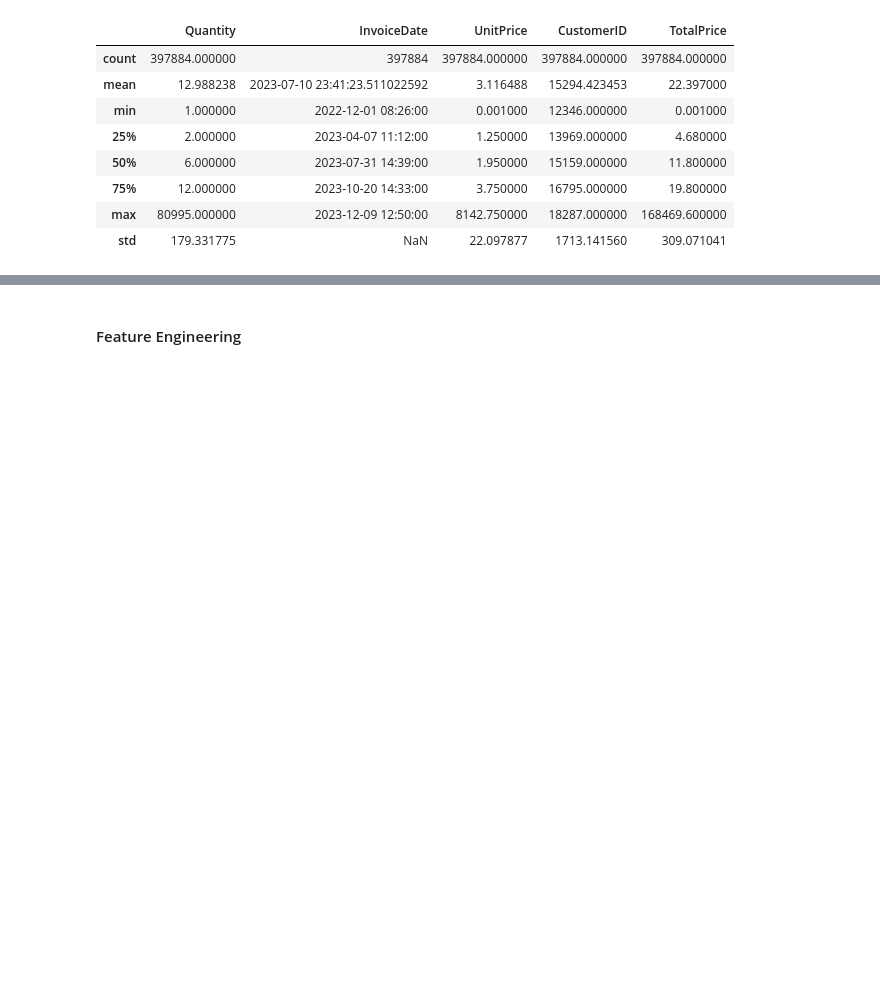
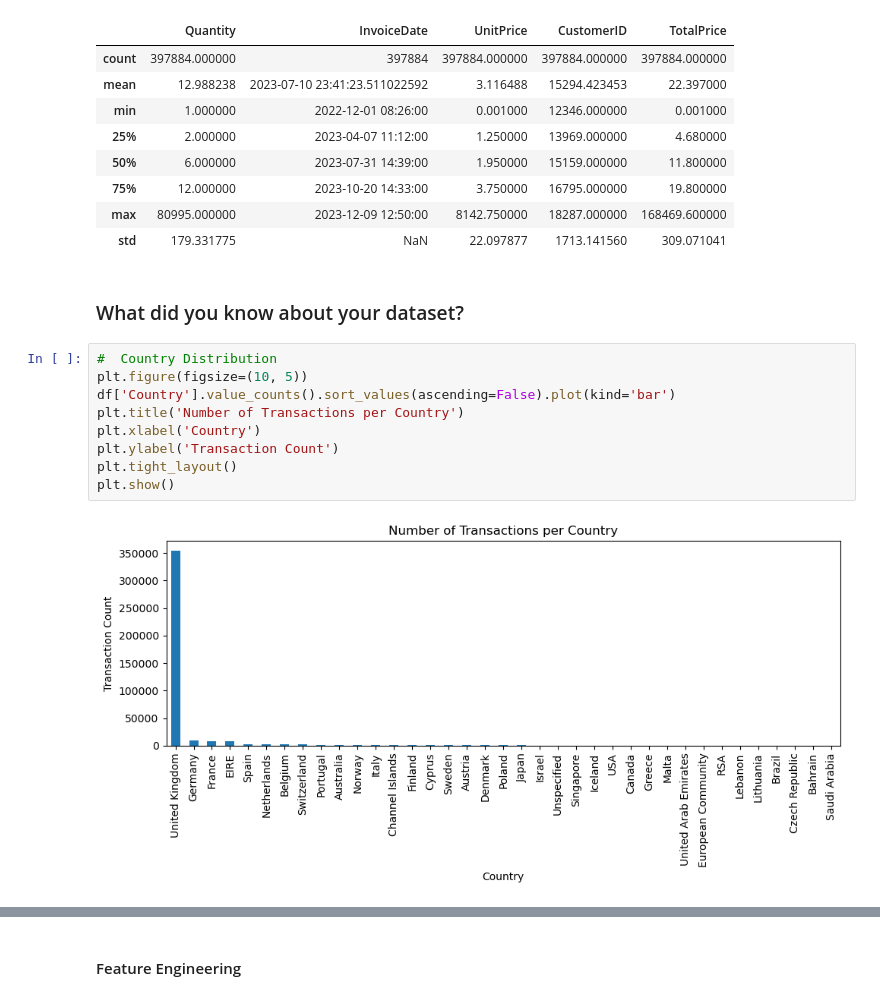
Before and after one commit to TANUJ0751/Shopper-Spectrum, a Jupyter notebook: main.ipynb, the cells around one changed output, grey strips where cells are left out. Saved outputs shown, nothing was run; the diff lists cells and outputs as text; blank space fills up the shorter version.

```diff
--- a/main.ipynb
+++ b/main.ipynb
@@ -77,3 +102,16 @@ df.describe()
 | 75% | 12.000000 | 2023-10-20 14:33:00 | 3.750000 | 16795.000000 | 19.800000 |
 | max | 80995.000000 | 2023-12-09 12:50:00 | 8142.750000 | 18287.000000 | 168469.600000 |
 | std | 179.331775 | NaN | 22.097877 | 1713.141560 | 309.071041 |
+# %% [markdown]
+### What did you know about your dataset?
+# %%
+#  Country Distribution
+plt.figure(figsize=(10, 5))
+df['Country'].value_counts().sort_values(ascending=False).plot(kind='bar')
+plt.title('Number of Transactions per Country')
+plt.xlabel('Country')
+plt.ylabel('Transaction Count')
+plt.tight_layout()
+plt.show()
+# %% [output]
+[figure, added]
```
Also changed, not shown: parts of 25 cells of this notebook, 1 other file.
